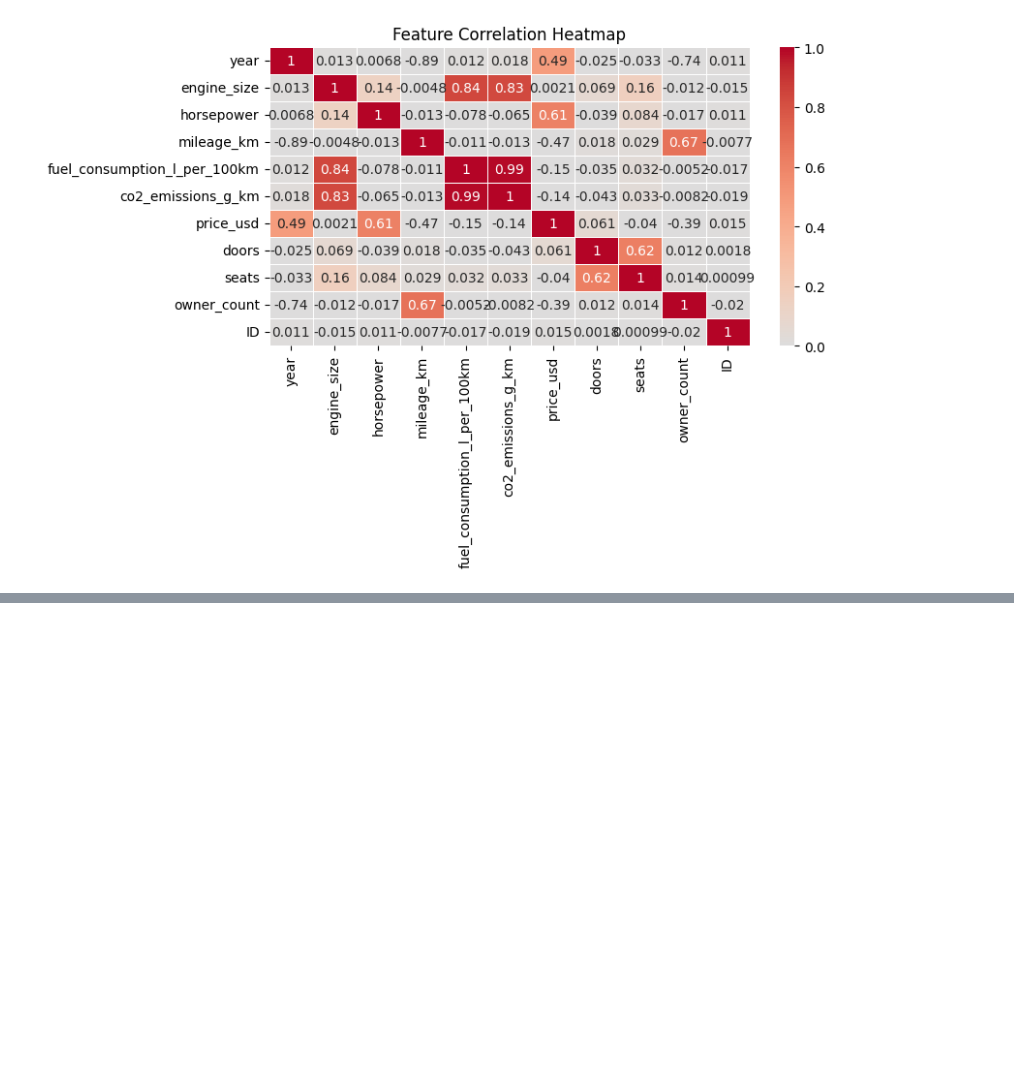
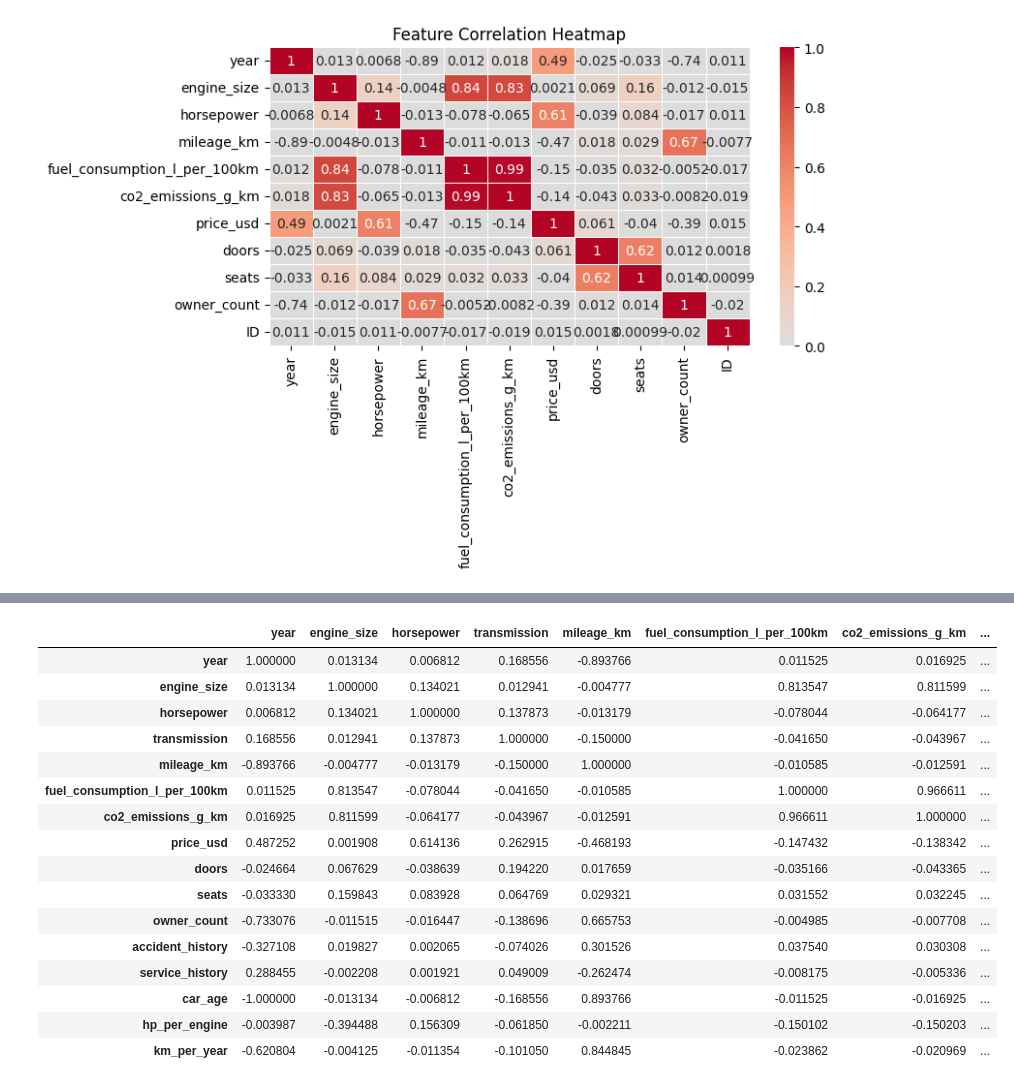
Before and after one commit to Indraadhikari/DAT200-Machine-Learning, a Jupyter notebook: CA5/CA5_Group_11.ipynb, the cells around one changed output, grey strips where cells are left out. Cells and saved outputs as stored; diff of their text form; code cells hidden in the pictures; blank space fills up the shorter version.

```diff
--- a/CA5/CA5_Group_11.ipynb
+++ b/CA5/CA5_Group_11.ipynb
@@ -134,0 +243,24 @@ plt.show()
+# %%
+df_clean = new_df.copy()
+df_clean_test = test_df.copy()
+
+# separate numeric and categorical columns
+numeric_cols     = df_clean.select_dtypes(include=np.number).columns.tolist()
+categorical_cols = df_clean.select_dtypes(include=['object', 'category']).columns.tolist()
+numeric_cols_test = df_clean_test.select_dtypes(include=np.number).columns.tolist()
+
+print(numeric_cols)
+print(categorical_cols)
+
+# numeric columns with median
+num_imputer = SimpleImputer(strategy='median')
+df_clean[numeric_cols] = num_imputer.fit_transform(df_clean[numeric_cols])
+df_clean_test[numeric_cols_test] = num_imputer.fit_transform(df_clean_test[numeric_cols_test])
+
+# categorical columns with mode
+cat_imputer = SimpleImputer(strategy='most_frequent')
+df_clean[categorical_cols] = cat_imputer.fit_transform(df_clean[categorical_cols])
+df_clean_test[categorical_cols] = cat_imputer.fit_transform(df_clean_test[categorical_cols])
+
+
+df_clean.isnull().sum()
@@ -134,0 +407,20 @@ plt.show()
+# %%
+df_clean.select_dtypes(include=['number']).corr()
+# %% [output]
+|  | year | engine_size | horsepower | transmission | mileage_km | fuel_consumption_l_per_100km | co2_emissions_g_km | ... |
+| year | 1.000000 | 0.013134 | 0.006812 | 0.168556 | -0.893766 | 0.011525 | 0.016925 | ... |
+| engine_size | 0.013134 | 1.000000 | 0.134021 | 0.012941 | -0.004777 | 0.813547 | 0.811599 | ... |
+| horsepower | 0.006812 | 0.134021 | 1.000000 | 0.137873 | -0.013179 | -0.078044 | -0.064177 | ... |
+| transmission | 0.168556 | 0.012941 | 0.137873 | 1.000000 | -0.150000 | -0.041650 | -0.043967 | ... |
+| mileage_km | -0.893766 | -0.004777 | -0.013179 | -0.150000 | 1.000000 | -0.010585 | -0.012591 | ... |
+| fuel_consumption_l_per_100km | 0.011525 | 0.813547 | -0.078044 | -0.041650 | -0.010585 | 1.000000 | 0.966611 | ... |
+| co2_emissions_g_km | 0.016925 | 0.811599 | -0.064177 | -0.043967 | -0.012591 | 0.966611 | 1.000000 | ... |
+| price_usd | 0.487252 | 0.001908 | 0.614136 | 0.262915 | -0.468193 | -0.147432 | -0.138342 | ... |
+| doors | -0.024664 | 0.067629 | -0.038639 | 0.194220 | 0.017659 | -0.035166 | -0.043365 | ... |
+| seats | -0.033330 | 0.159843 | 0.083928 | 0.064769 | 0.029321 | 0.031552 | 0.032245 | ... |
+| owner_count | -0.733076 | -0.011515 | -0.016447 | -0.138696 | 0.665753 | -0.004985 | -0.007708 | ... |
+| accident_history | -0.327108 | 0.019827 | 0.002065 | -0.074026 | 0.301526 | 0.037540 | 0.030308 | ... |
+| service_history | 0.288455 | -0.002208 | 0.001921 | 0.049009 | -0.262474 | -0.008175 | -0.005336 | ... |
+| car_age | -1.000000 | -0.013134 | -0.006812 | -0.168556 | 0.893766 | -0.011525 | -0.016925 | ... |
+| hp_per_engine | -0.003987 | -0.394488 | 0.156309 | -0.061850 | -0.002211 | -0.150102 | -0.150203 | ... |
+| km_per_year | -0.620804 | -0.004125 | -0.011354 | -0.101050 | 0.844845 | -0.023862 | -0.020969 | ... |
```
Also changed, not shown: parts of 41 cells of this notebook.
